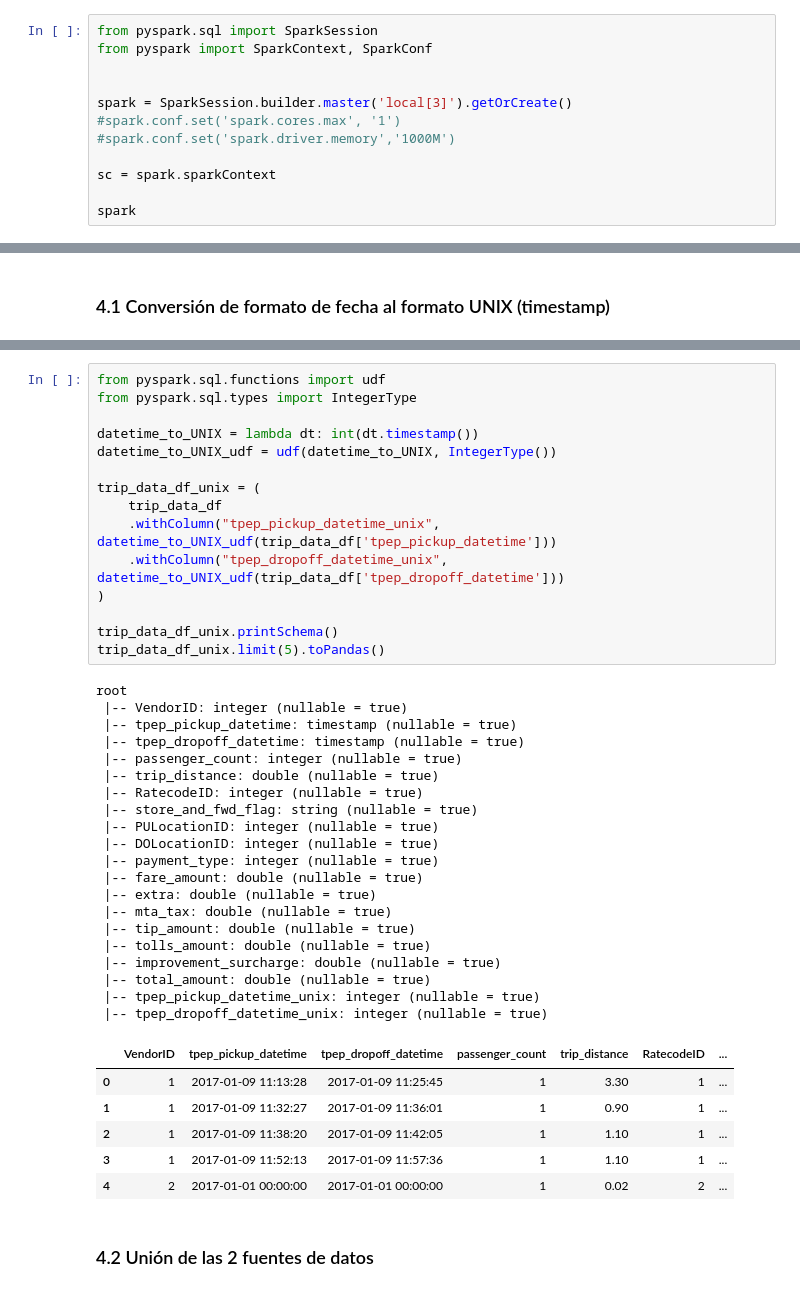
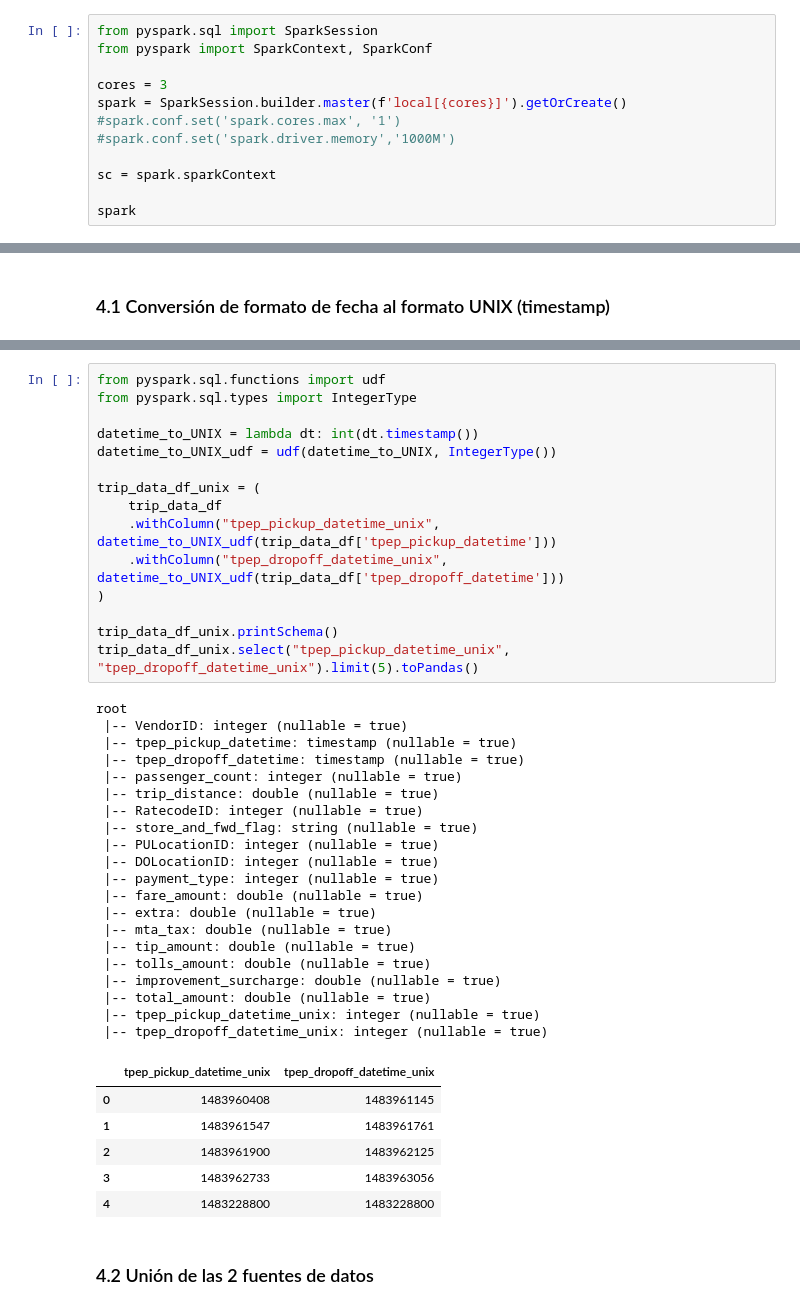
Before and after one commit to pablohd10/hpc-spark-taxi-trip-analysis, a Jupyter notebook: hpc-spark-taxi-trip-analysis.ipynb, the cells around one changed output, grey strips where cells are left out. Cells and saved outputs as stored; diff of their text form.

```diff
--- a/hpc-spark-taxi-trip-analysis.ipynb
+++ b/hpc-spark-taxi-trip-analysis.ipynb
@@ -72,8 +97,8 @@ En primer lugar, leemos el conjunto de datos principal, que se encontrará almac
 from pyspark.sql import SparkSession
 from pyspark import SparkContext, SparkConf
 
-
-spark = SparkSession.builder.master('local[3]').getOrCreate()
+cores = 3
+spark = SparkSession.builder.master(f'local[{cores}]').getOrCreate()
 #spark.conf.set('spark.cores.max', '1')
 #spark.conf.set('spark.driver.memory','1000M')
 
@@ -213,40 +238,40 @@ datetime_to_UNIX = lambda dt: int(dt.timestamp())
 datetime_to_UNIX_udf = udf(datetime_to_UNIX, IntegerType())
 
 trip_data_df_unix = (
     trip_data_df
     .withColumn("tpep_pickup_datetime_unix", datetime_to_UNIX_udf(trip_data_df['tpep_pickup_datetime']))
     .withColumn("tpep_dropoff_datetime_unix", datetime_to_UNIX_udf(trip_data_df['tpep_dropoff_datetime']))
 )
 
 trip_data_df_unix.printSchema()
-trip_data_df_unix.limit(5).toPandas()
+trip_data_df_unix.select("tpep_pickup_datetime_unix", "tpep_dropoff_datetime_unix").limit(5).toPandas()
 # %% [output]
 root
  |-- VendorID: integer (nullable = true)
  |-- tpep_pickup_datetime: timestamp (nullable = true)
  |-- tpep_dropoff_datetime: timestamp (nullable = true)
  |-- passenger_count: integer (nullable = true)
  |-- trip_distance: double (nullable = true)
  |-- RatecodeID: integer (nullable = true)
  |-- store_and_fwd_flag: string (nullable = true)
  |-- PULocationID: integer (nullable = true)
  |-- DOLocationID: integer (nullable = true)
  |-- payment_type: integer (nullable = true)
  |-- fare_amount: double (nullable = true)
  |-- extra: double (nullable = true)
  |-- mta_tax: double (nullable = true)
  |-- tip_amount: double (nullable = true)
  |-- tolls_amount: double (nullable = true)
  |-- improvement_surcharge: double (nullable = true)
  |-- total_amount: double (nullable = true)
  |-- tpep_pickup_datetime_unix: integer (nullable = true)
  |-- tpep_dropoff_datetime_unix: integer (nullable = true)
-|  | VendorID | tpep_pickup_datetime | tpep_dropoff_datetime | passenger_count | trip_distance | RatecodeID | ... |
-| 0 | 1 | 2017-01-09 11:13:28 | 2017-01-09 11:25:45 | 1 | 3.30 | 1 | ... |
-| 1 | 1 | 2017-01-09 11:32:27 | 2017-01-09 11:36:01 | 1 | 0.90 | 1 | ... |
-| 2 | 1 | 2017-01-09 11:38:20 | 2017-01-09 11:42:05 | 1 | 1.10 | 1 | ... |
-| 3 | 1 | 2017-01-09 11:52:13 | 2017-01-09 11:57:36 | 1 | 1.10 | 1 | ... |
-| 4 | 2 | 2017-01-01 00:00:00 | 2017-01-01 00:00:00 | 1 | 0.02 | 2 | ... |
+|  | tpep_pickup_datetime_unix | tpep_dropoff_datetime_unix |
+| 0 | 1483960408 | 1483961145 |
+| 1 | 1483961547 | 1483961761 |
+| 2 | 1483961900 | 1483962125 |
+| 3 | 1483962733 | 1483963056 |
+| 4 | 1483228800 | 1483228800 |
 # %% [markdown]
 ### 4.2 Unión de las 2 fuentes de datos
 # %% [markdown]
```
Also changed, not shown: parts of 57 cells of this notebook.
